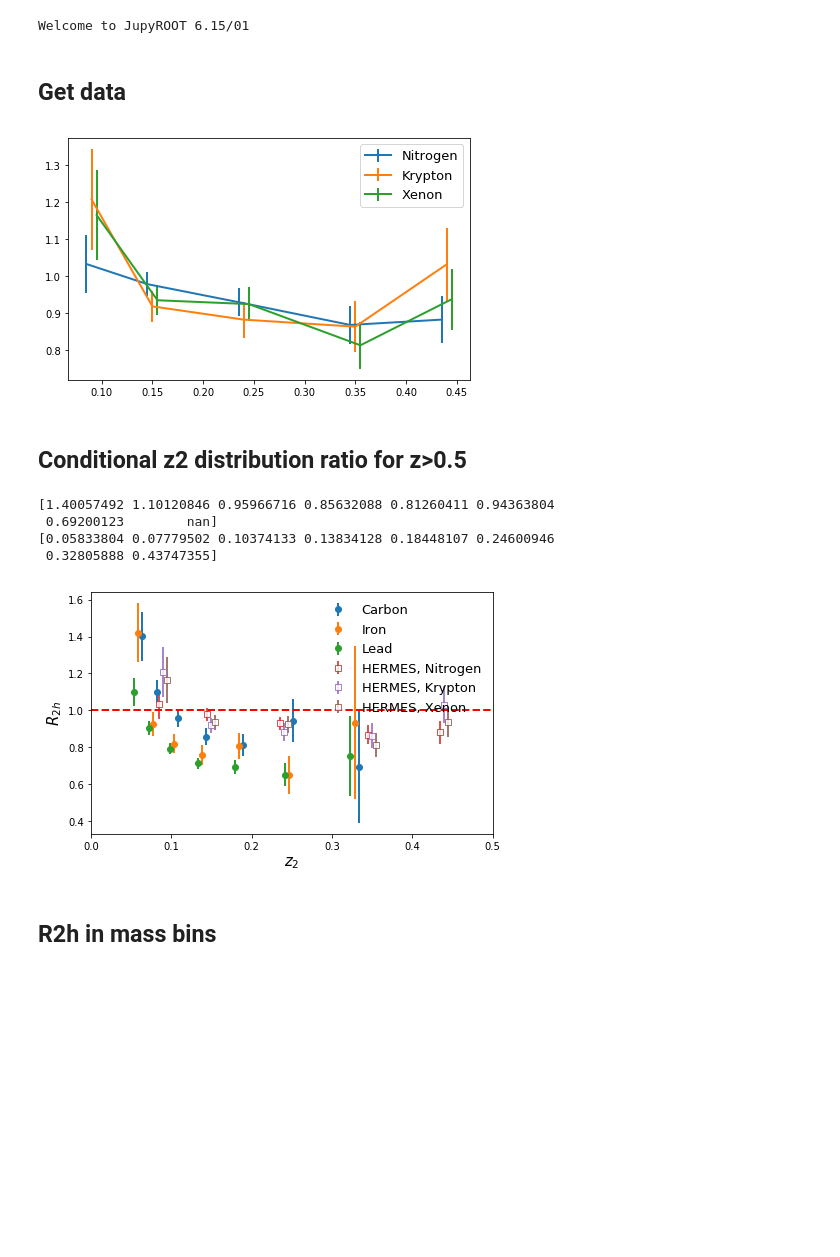
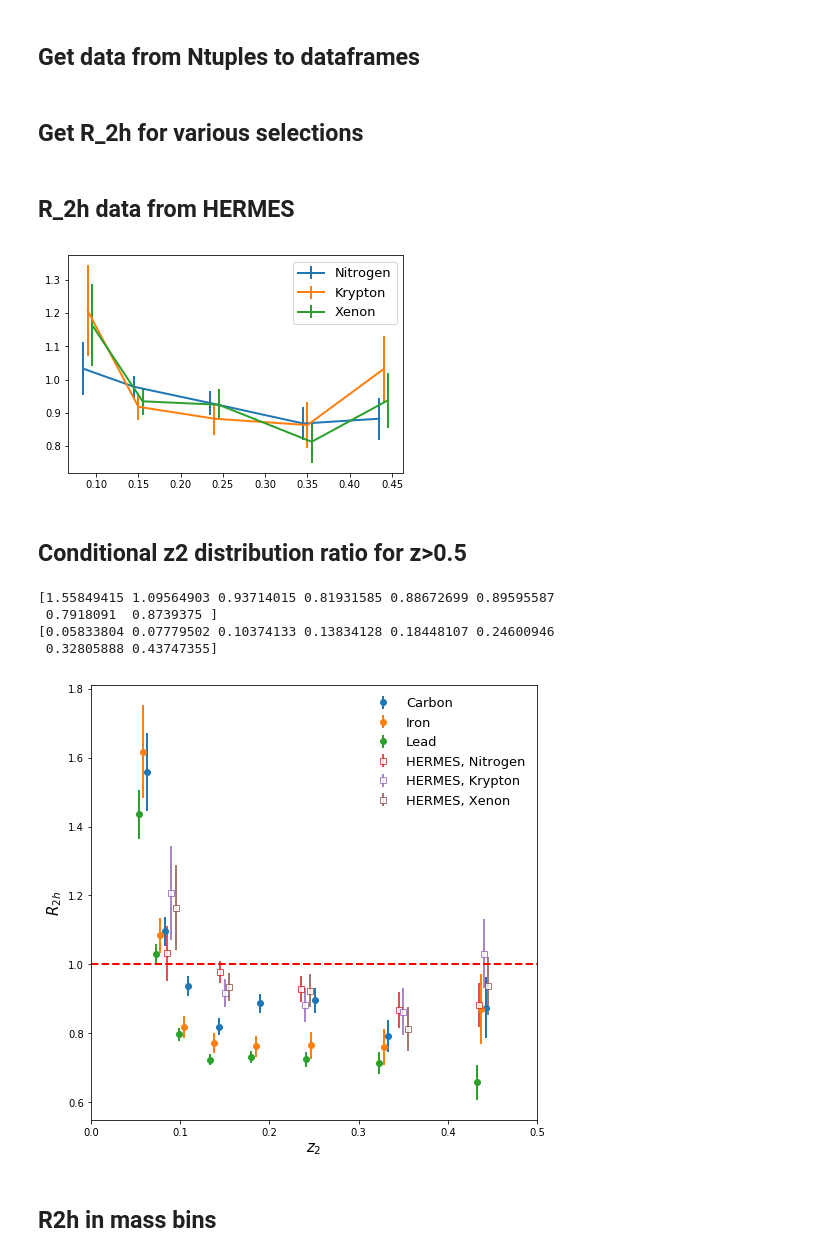
Before and after one commit to miguelignacio/eg2dihadron, a Jupyter notebook: EG2_2picorrelations.ipynb, the cells around one changed output. Cells and saved outputs as stored; diff of their text form; code cells hidden in the pictures; blank space fills up the shorter version.

```diff
--- a/EG2_2picorrelations.ipynb
+++ b/EG2_2picorrelations.ipynb
@@ -10,12 +10,10 @@ import time
 
 import root_pandas as rpd
 from root_pandas import read_root
+
+mpl.rcParams['figure.figsize'] = 6.2,3.5
+mpl.rcParams['axes.labelsize'] = 17
+mpl.rcParams['lines.linewidth'] = 2
+mpl.rcParams['lines.markersize'] = 6
+mpl.rcParams['legend.fontsize']= 13
-# %% [output]
-Welcome to JupyROOT 6.15/01
-# %%
-mpl.rcParams['figure.figsize'] = 7.2,4.45
-mpl.rcParams['axes.labelsize'] = 17
-mpl.rcParams['lines.linewidth'] = 2
-mpl.rcParams['lines.markersize'] = 6
-mpl.rcParams['legend.fontsize']= 13
 # %%
@@ -123,7 +120,7 @@ def getRatio(df_A,df_D,df_trigger_A,df_trigger_D, query=''):
 
     return ratio_conditional,error_conditional,x_conditional
 # %% [markdown]
-## Get data
+## Get data from Ntuples to dataframes
 # %%
 df = {}
 df['Pb']= read_root('Pairs_Pb.root', 'Pb')
@@ -146,26 +143,34 @@ df['C_trigger'] = read_root('Pairs_C.root', 'C_trigger')
 df['D_C']= read_root('Pairs_C.root', 'D_C')
 df['D_C_mix'] = read_root('Pairs_C.root', 'D_C_mix')
 df['D_C_trigger'] = read_root('Pairs_C.root', 'D_C_trigger')
+
+df['D'] = pd.concat([df['D_Pb'],df['D_Fe'],df['D_C']]) #simply combine the deuterium results for all targets
+df['D_mix'] = pd.concat([df['D_Pb_mix'],df['D_Fe_mix'],df['D_C_mix']]) #simply combine the deuterium results for all targets
+df['D_trigger'] = pd.concat([df['D_Pb_trigger'],df['D_Fe_trigger'],df['D_C_trigger']]) #simply combine the deuterium results for all targets
+# %% [markdown]
+## Get R_2h for various selections
 # %%
-r_C, err_C,x = getRatio(df['C'],df['D_C'],df['C_trigger'],df['D_C_trigger'],query='and missing_mass>1.25')
-r_Fe, err_Fe,x = getRatio(df['Fe'],df['D_Fe'],df['Fe_trigger'],df['D_Fe_trigger'],query='and missing_mass>1.25')
-r_Pb, err_Pb,x = getRatio(df['Pb'],df['D_Pb'],df['Pb_trigger'],df['D_Pb_trigger'],query='and missing_mass>1.25')
+r_C, err_C,x = getRatio(df['C'],df['D_C'],df['C_trigger'],df['D_C_trigger'])
+r_Fe, err_Fe,x = getRatio(df['Fe'],df['D_Fe'],df['Fe_trigger'],df['D_Fe_trigger'])
+r_Pb, err_Pb,x = getRatio(df['Pb'],df['D_Pb'],df['Pb_trigger'],df['D_Pb_trigger'])
 
 r_C_low, err_C_low,x = getRatio(df['C'],df['D_C'],df['C_trigger'],df['D_C_trigger'],query=' and mass<0.6')
 r_Fe_low, err_Fe_low,x = getRatio(df['Fe'],df['D_Fe'],df['Fe_trigger'],df['D_Fe_trigger'],query=' and mass<0.6')
 r_Pb_low, err_Pb_low,x = getRatio(df['Pb'],df['D_Pb'],df['Pb_trigger'],df['D_Pb_trigger'],query=' and mass<0.6')
 
-r_C_middle, err_C_middle,x = getRatio(df['C'],df['D_C'],df['C_trigger'],df['D_C_trigger'],query=' and mass<1.25 and mass>0.6')
-r_Fe_middle, err_Fe_middle,x = getRatio(df['Fe'],df['D_Fe'],df['Fe_trigger'],df['D_Fe_trigger'],query=' and mass<1.25 and mass>0.6')
-r_Pb_middle, err_Pb_middle,x = getRatio(df['Pb'],df['D_Pb'],df['Pb_trigger'],df['D_Pb_trigger'],query=' and mass<1.25 and mass>0.6')
+r_C_middle, err_C_middle,x = getRatio(df['C'],df['D_C'],df['C_trigger'],df['D_C_trigger'],query=' and mass<1.0 and mass>0.6')
+r_Fe_middle, err_Fe_middle,x = getRatio(df['Fe'],df['D_Fe'],df['Fe_trigger'],df['D_Fe_trigger'],query=' and mass<1.0 and mass>0.6')
+r_Pb_middle, err_Pb_middle,x = getRatio(df['Pb'],df['D_Pb'],df['Pb_trigger'],df['D_Pb_trigger'],query=' and mass<1.0 and mass>0.6')
 
-r_C_high, err_C_high,x = getRatio(df['C'],df['D_C'],df['C_trigger'],df['D_C_trigger'],query=' and mass>1.25 and mass<2.0')
-r_Fe_high, err_Fe_high,x = getRatio(df['Fe'],df['D_Fe'],df['Fe_trigger'],df['D_Fe_trigger'],query=' and mass>1.25 and mass<2.0')
-r_Pb_high, err_Pb_high,x = getRatio(df['Pb'],df['D_Pb'],df['Pb_trigger'],df['D_Pb_trigger'],query=' and mass>1.25 and mass<2.0')
+r_C_high, err_C_high,x = getRatio(df['C'],df['D_C'],df['C_trigger'],df['D_C_trigger'],query=' and mass>1.0 and mass<2.0')
+r_Fe_high, err_Fe_high,x = getRatio(df['Fe'],df['D_Fe'],df['Fe_trigger'],df['D_Fe_trigger'],query=' and mass>1.0 and mass<2.0')
+r_Pb_high, err_Pb_high,x = getRatio(df['Pb'],df['D_Pb'],df['Pb_trigger'],df['D_Pb_trigger'],query=' and mass>1.0 and mass<2.0')
 
-r_C_veryhigh, err_C_veryhigh,x = getRatio(df['C'],df['D_C'],df['C_trigger'],df['D_C_trigger'],query=' and mass>1.25 and mass<2.0')
-r_Fe_veryhigh, err_Fe_veryhigh,x = getRatio(df['Fe'],df['D_Fe'],df['Fe_trigger'],df['D_Fe_trigger'],query=' and mass>1.25 and mass<2.0')
-r_Pb_veryhigh, err_Pb_veryhigh,x = getRatio(df['Pb'],df['D_Pb'],df['Pb_trigger'],df['D_Pb_trigger'],query=' and mass>1.25 and mass<2.0')
+r_C_veryhigh, err_C_veryhigh,x = getRatio(df['C'],df['D_C'],df['C_trigger'],df['D_C_trigger'],query=' and mass>1.0 and mass<2.0')
+r_Fe_veryhigh, err_Fe_veryhigh,x = getRatio(df['Fe'],df['D_Fe'],df['Fe_trigger'],df['D_Fe_trigger'],query=' and mass>1.0 and mass<2.0')
+r_Pb_veryhigh, err_Pb_veryhigh,x = getRatio(df['Pb'],df['D_Pb'],df['Pb_trigger'],df['D_Pb_trigger'],query=' and mass>1.0 and mass<2.0')
+# %% [markdown]
+## R_2h data from HERMES
 # %%
 #hermes data:
 hermes_y = {}
@@ -205,40 +210,40 @@ plt.errorbar(hermes_x['Xe'], hermes_y['Xe'],yerr=hermes_ytotal['Xe'],label='Xeno
 plt.legend()
 plt.show()
 # %% [output]
-[figure, old version]
+[figure, new version]
 # %% [markdown]
 ## Conditional z2 distribution ratio for z>0.5
 # %%
-fig = plt.figure()
+fig = plt.figure(figsize=(8,8))
 
 print r_C
 print x
 plt.errorbar(x+0.005,r_C,yerr=err_C,label='Carbon',fmt='o')
 plt.errorbar(x,r_Fe,yerr=err_Fe,label='Iron',fmt='o')
 plt.errorbar(x-0.005,r_Pb,yerr=err_Pb,label='Lead',fmt='o')
 plt.errorbar(hermes_x['N'], hermes_y['N'],yerr=hermes_ytotal['N'],fmt='s',mfc='white',label='HERMES, Nitrogen',alpha=0.8,fillstyle=None)
 plt.errorbar(hermes_x['Kr'], hermes_y['Kr'],yerr=hermes_ytotal['Kr'],fmt='s',mfc='white',label='HERMES, Krypton',alpha=0.8,fillstyle=None)
 plt.errorbar(hermes_x['Xe'], hermes_y['Xe'],yerr=hermes_ytotal['Xe'],fmt='s',mfc='white',label='HERMES, Xenon',alpha=0.8,fillstyle=None)
 
 
 plt.xlabel('$z_{2}$',fontsize=15)
 plt.ylabel('$R_{2h}$',fontsize=15)
 
 
 #plt.ylim([0.8,1.6])
 
 plt.xlim([0.0,0.5])
 plt.axhline(y=1.0,color='red',linestyle='--')
 plt.legend(loc='best',frameon=False,fontsize=13)
 
 plt.savefig('ComparisonWithHermes.png')
 plt.show()
 # %% [output]
-[1.40057492 1.10120846 0.95966716 0.85632088 0.81260411 0.94363804
- 0.69200123        nan]
+[1.55849415 1.09564903 0.93714015 0.81931585 0.88672699 0.89595587
+ 0.7918091  0.8739375 ]
 [0.05833804 0.07779502 0.10374133 0.13834128 0.18448107 0.24600946
  0.32805888 0.43747355]
-[figure, old version]
+[figure, new version]
 # %% [markdown]
 ## R2h in mass bins
 # %%
```
Also changed, not shown: parts of 11 cells of this notebook, 2 other files.
